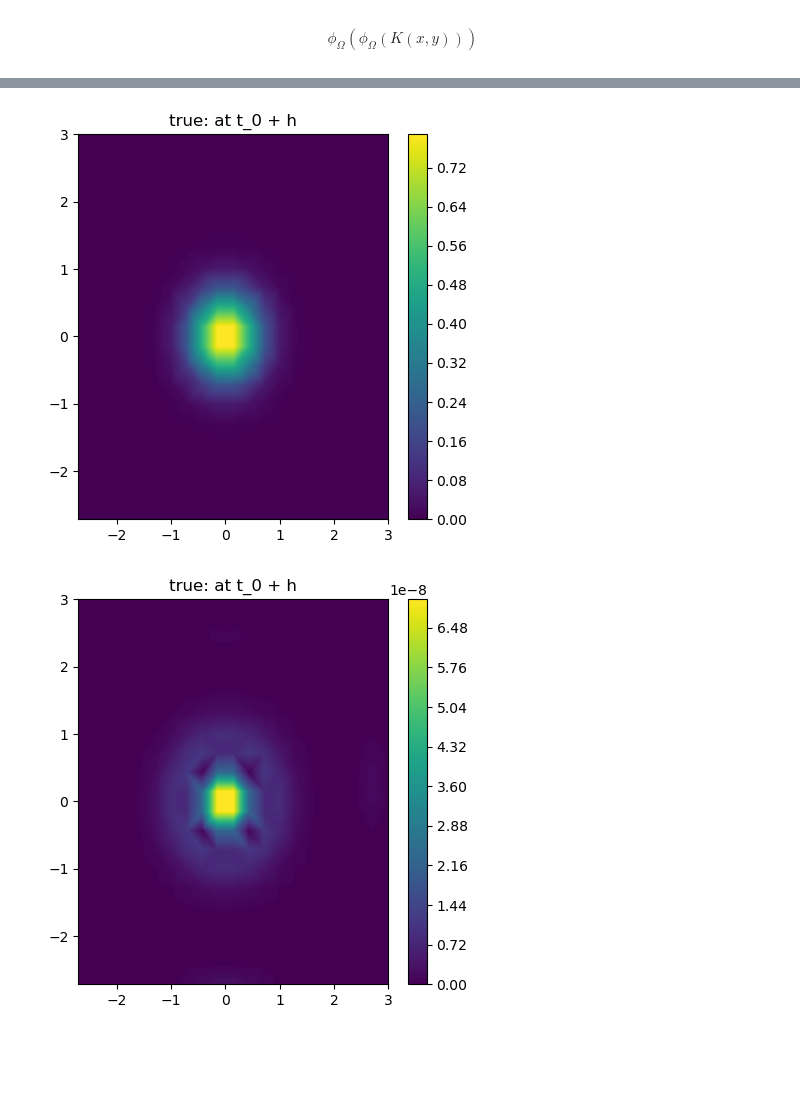
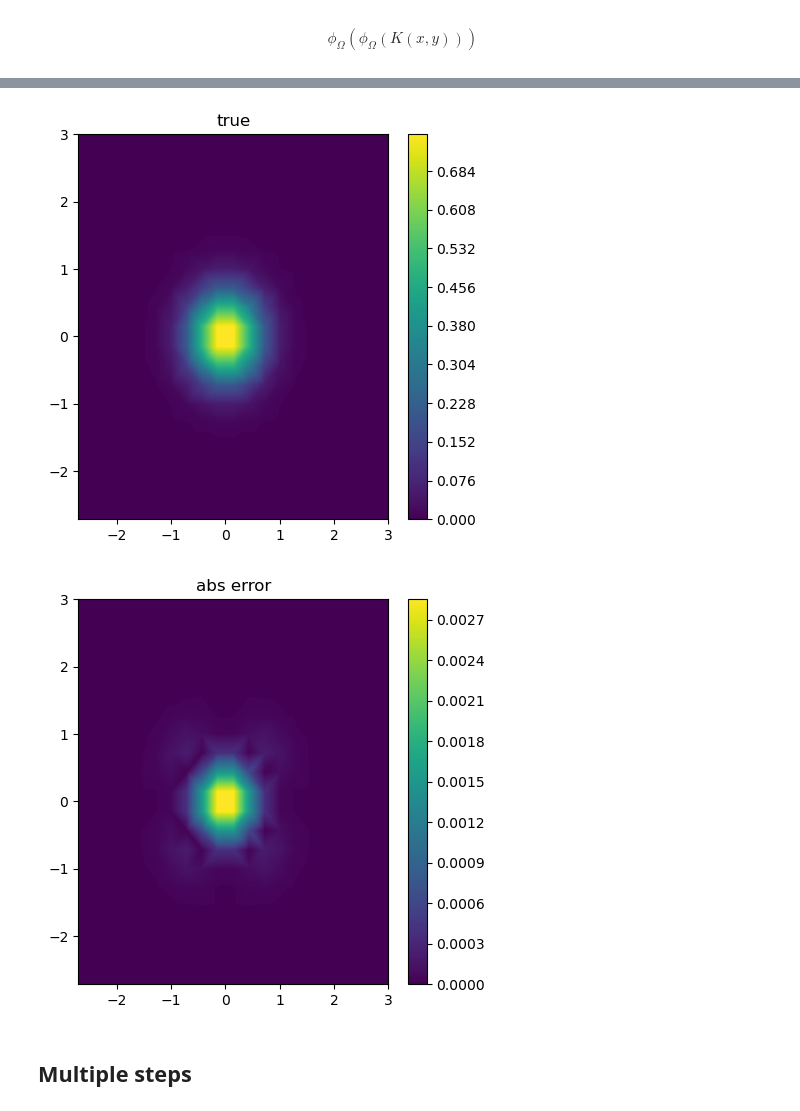
Before and after one commit to jfelipeosorio/kinetick, a Jupyter notebook: pdes/fokkerplanck_2d.ipynb, the cells around one changed output, grey strips where cells are left out. Drawn from its saved outputs; the diff is of its cells as text; code cells hidden in the pictures; blank space fills up the shorter version.

```diff
--- a/pdes/fokkerplanck_2d.ipynb
+++ b/pdes/fokkerplanck_2d.ipynb
@@ -94,6 +96,7 @@ Let's compute the blocks.
 $$\phi_{\Omega}\left(\phi_{\Omega}\left(K(x,y)\right)\right)$$
 # %%
 def get_M(index):
+    @jit
     def M(x,y):
         first = jnp.exp(-(jnp.sum(x**2))/ 2.)
         secnd = jnp.exp(-(jnp.sum(y**2))/ 2.)
@@ -109,8 +112,8 @@ def n_aux(z):
     d = jnp.array([0.,-1.])
     return jnp.select(conds, outs, default = d)
 
-
 def get_n(index):
+    @jit
     def n(x,y):
         first = n_aux(x)
         secnd = n_aux(y)
@@ -121,11 +124,7 @@ def fp_2d_sol(t,x):
     K = 2*(1-jnp.exp(-2*t))
     return 1/(K*jnp.pi)*jnp.exp(-(jnp.sum(x**2))/K)
 
-def fp_2d_u0(x):
-    return fp_2d_sol(0.1,x)
-
-def fp_2d_u1(x):
-    return fp_2d_sol(0.1 + 1e-4,x)
+fp_2d_sol = vmap(fp_2d_sol,in_axes=(None,0))
 # %%
 def vectorize_kfunc(k):
     return vmap(vmap(k, in_axes=(None,0)), in_axes=(0,None))
@@ -178,7 +177,7 @@ def divergence_k(k,index):
     return divk
 
 
-h = 1e-8
+h = 0.1
 def phi_omega(k,index):
     return get_subs(eval_k(k,index),
                    get_mult(get_const(h),
@@ -197,2 +202,5 @@ k_pp = k_pp + 1e-8*jnp.diag(jnp.diag(k_pp))
 # %%
-z_star = jnp.concatenate([vmap(fp_2d_u0)(pairs_int),jnp.zeros(pairs_bdry.shape[0])])
+# beta
+z_star = jnp.concatenate([fp_2d_sol(0.1,pairs_int),jnp.zeros(pairs_bdry.shape[0])])
+
+beta = jnp.linalg.solve(k_pp,z_star)
@@ -206,3 +217,3 @@ def rho_star(x):
 # %%
 pred = rho_star(pairs_int)
-rho_0 = vmap(fp_2d_u0)(pairs_int)
+true = fp_2d_sol(0.1+h,pairs_int)
@@ -216,15 +254,17 @@ plt.show()
 # %%
-plt.tricontourf(*pairs_int.T,rho_0,200)
-plt.title('true: at t_0 + h')
+plt.tricontourf(*pairs_int.T,true,200)
+plt.title('true')
 plt.colorbar()
 plt.show()
 # %% [output]
-[figure, old version]
+[figure, new version]
 # %%
-plt.tricontourf(*pairs_int.T,np.abs(pred-rho_0),200)
-plt.title('true: at t_0 + h')
+plt.tricontourf(*pairs_int.T,np.abs(pred-true),200)
+plt.title('abs error')
 plt.colorbar()
 plt.show()
 # %% [output]
-[figure, old version]
+[figure, new version]
+# %% [markdown]
+## Multiple steps
 # %%
```
Also changed, not shown: parts of 16 cells of this notebook.
